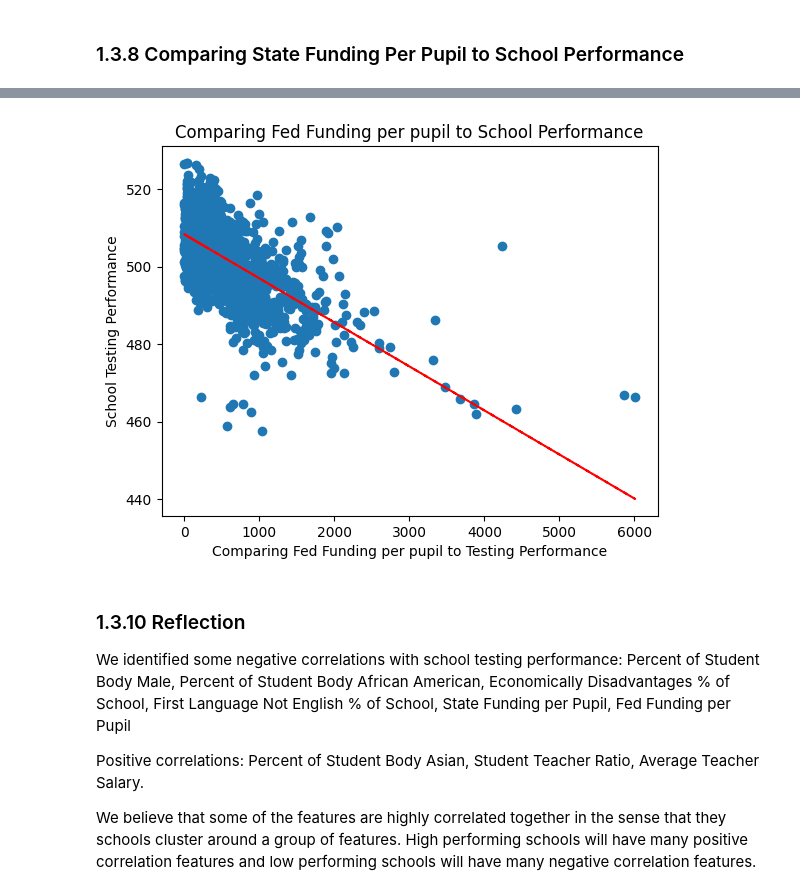
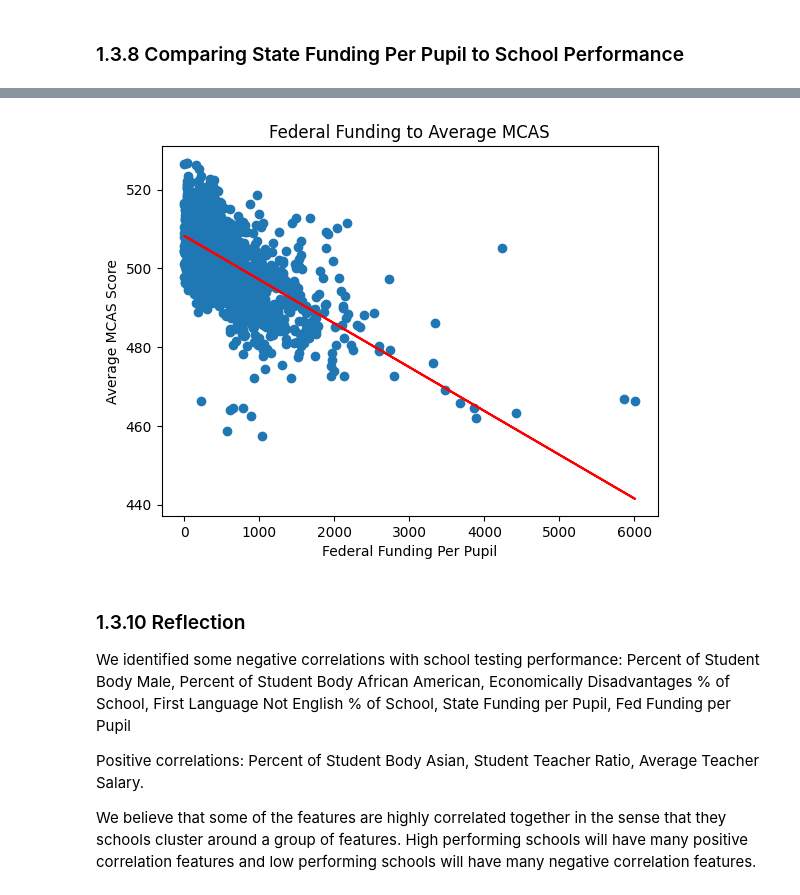
Before and after one commit to alexcraig043/qss-20-final-project, a Jupyter notebook: src/code/01_data_exploration.ipynb, the cells around one changed output, grey strips where cells are left out. Cells and saved outputs as stored; diff of their text form; code cells hidden in the pictures.

```diff
--- a/src/code/01_data_exploration.ipynb
+++ b/src/code/01_data_exploration.ipynb
@@ -172,29 +124,7 @@ plt.show()
-# %%
-master_df = master_df.dropna(subset=['pp_fed_raw_MA'])
-
-# Generate some random data
-x = master_df['pp_fed_raw_MA']
-y = master_df['avg_score']
-
-# Fit a linear polynomial to the data
-coeffs = np.polyfit(x, y, 1)
-poly1d_fn = np.poly1d(coeffs)
-
-# Create a scatterplot of the data
-plt.scatter(x, y)
-
-# Add the linear fit line to the plot
-plt.plot(x, poly1d_fn(x), '--r')
-
-# Add axis labels and a title
-plt.xlabel('Comparing Fed Funding per pupil to Testing Performance')
-plt.ylabel('School Testing Performance')
-plt.title('Comparing Fed Funding per pupil to School Performance')
-
-# Display the plot
-plt.show()
-# %% [output]
-[figure, removed]
+# %%
+make_scatter_plot(x = 'pp_fed_raw_MA', title = "Federal Funding to Average MCAS", x_label = "Federal Funding Per Pupil")
+# %% [output]
+[figure, added]
 # %% [markdown]
 ### 1.3.10 Reflection
 
```
Also changed, not shown: parts of 15 cells of this notebook, 14 other files.
